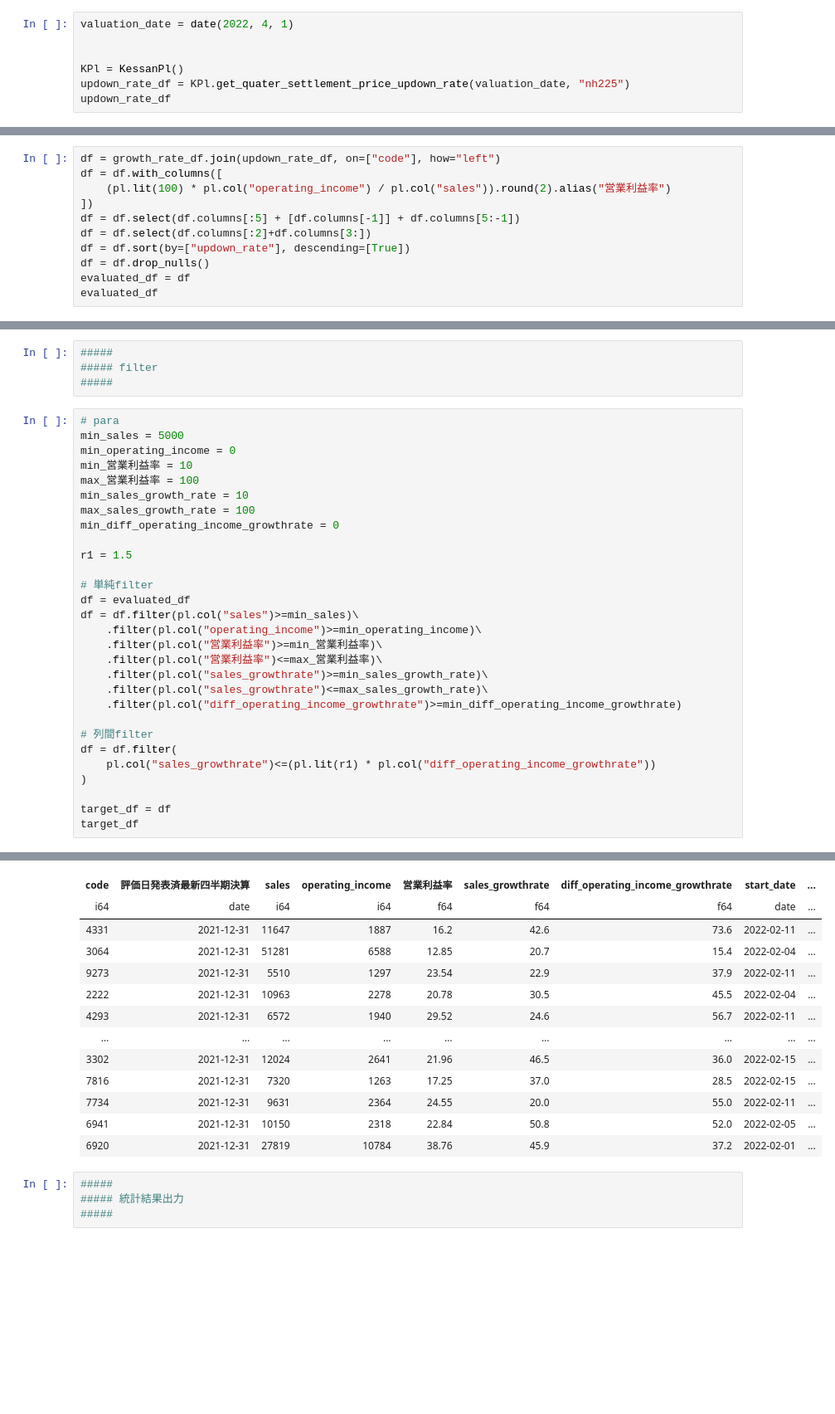
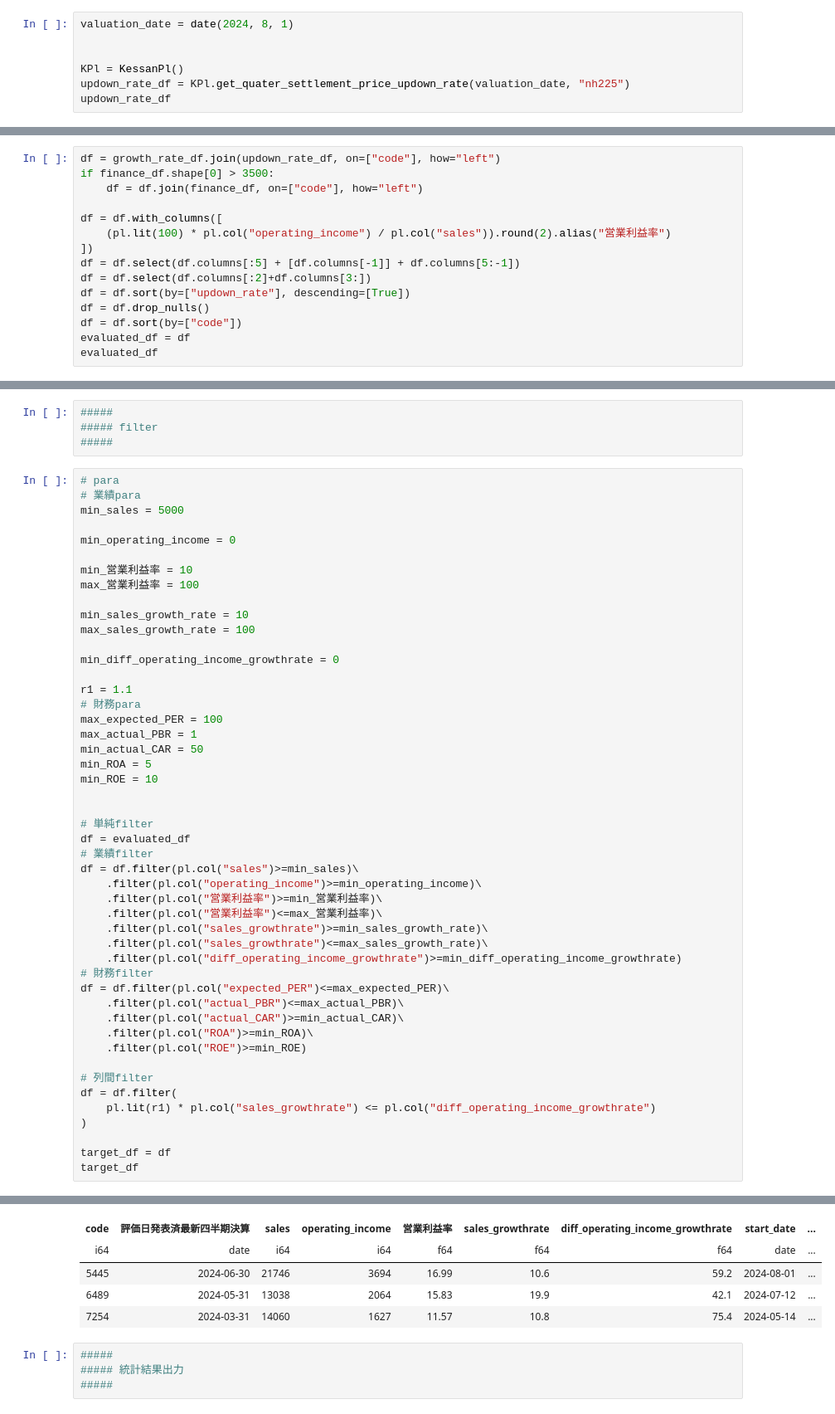
Before and after one commit to ogs-digilfe/wequant, a Jupyter notebook: notebooks/analysis/四半期騰落率過去分析1.ipynb, the cells around one changed output, grey strips where cells are left out. Shown at 83% size. Saved outputs shown, nothing was run; the diff lists cells and outputs as text; blank space fills up the shorter version.

```diff
--- a/notebooks/analysis/四半期騰落率過去分析1.ipynb
+++ b/notebooks/analysis/四半期騰落率過去分析1.ipynb
@@ -30,7 +28,7 @@ SPL = ShikihoPl()
 ##### 評価日における四半期騰落率一覧
 #####
 # %%
-valuation_date = date(2022, 4, 1)
+valuation_date = date(2024, 8, 1)
 
 
 KPl = KessanPl()
@@ -92,6 +127,9 @@ shape: (3_733, 7)
 #####
 # %%
 df = growth_rate_df.join(updown_rate_df, on=["code"], how="left")
+if finance_df.shape[0] > 3500:
+    df = df.join(finance_df, on=["code"], how="left")
+
 df = df.with_columns([
     (pl.lit(100) * pl.col("operating_income") / pl.col("sales")).round(2).alias("営業利益率")
 ])
@@ -99,6 +137,7 @@ df = df.select(df.columns[:5] + [df.columns[-1]] + df.columns[5:-1])
 df = df.select(df.columns[:2]+df.columns[3:])
 df = df.sort(by=["updown_rate"], descending=[True])
 df = df.drop_nulls()
+df = df.sort(by=["code"])
 evaluated_df = df
 evaluated_df
 # %% [output]
@@ -122,18 +161,31 @@ shape: (3_550, 11)
 #####
 # %%
 # para
+# 業績para
 min_sales = 5000
+
 min_operating_income = 0
+
 min_営業利益率 = 10
 max_営業利益率 = 100
+
 min_sales_growth_rate = 10
 max_sales_growth_rate = 100
+
 min_diff_operating_income_growthrate = 0
 
-r1 = 1.5
+r1 = 1.1
+# 財務para
+max_expected_PER = 100
+max_actual_PBR = 1
+min_actual_CAR = 50
+min_ROA = 5
+min_ROE = 10
+
 
 # 単純filter
 df = evaluated_df
+# 業績filter
 df = df.filter(pl.col("sales")>=min_sales)\
     .filter(pl.col("operating_income")>=min_operating_income)\
     .filter(pl.col("営業利益率")>=min_営業利益率)\
@@ -141,10 +193,16 @@ df = df.filter(pl.col("sales")>=min_sales)\
     .filter(pl.col("sales_growthrate")>=min_sales_growth_rate)\
     .filter(pl.col("sales_growthrate")<=max_sales_growth_rate)\
     .filter(pl.col("diff_operating_income_growthrate")>=min_diff_operating_income_growthrate)
+# 財務filter
+df = df.filter(pl.col("expected_PER")<=max_expected_PER)\
+    .filter(pl.col("actual_PBR")<=max_actual_PBR)\
+    .filter(pl.col("actual_CAR")>=min_actual_CAR)\
+    .filter(pl.col("ROA")>=min_ROA)\
+    .filter(pl.col("ROE")>=min_ROE)
 
 # 列間filter
 df = df.filter(
-    pl.col("sales_growthrate")<=(pl.lit(r1) * pl.col("diff_operating_income_growthrate"))
+    pl.lit(r1) * pl.col("sales_growthrate") <= pl.col("diff_operating_income_growthrate")
 )
 
 target_df = df
@@ -154,16 +212,8 @@ shape: (189, 11)
 | code | 評価日発表済最新四半期決算 | sales | operating_income | 営業利益率 | sales_growthrate | diff_operating_income_growthrate | start_date | ... |
 | i64 | date | i64 | i64 | f64 | f64 | f64 | date | ... |
-| 4331 | 2021-12-31 | 11647 | 1887 | 16.2 | 42.6 | 73.6 | 2022-02-11 | ... |
-| 3064 | 2021-12-31 | 51281 | 6588 | 12.85 | 20.7 | 15.4 | 2022-02-04 | ... |
-| 9273 | 2021-12-31 | 5510 | 1297 | 23.54 | 22.9 | 37.9 | 2022-02-11 | ... |
-| 2222 | 2021-12-31 | 10963 | 2278 | 20.78 | 30.5 | 45.5 | 2022-02-04 | ... |
-| 4293 | 2021-12-31 | 6572 | 1940 | 29.52 | 24.6 | 56.7 | 2022-02-11 | ... |
-| … | … | … | … | … | … | … | … | ... |
-| 3302 | 2021-12-31 | 12024 | 2641 | 21.96 | 46.5 | 36.0 | 2022-02-15 | ... |
-| 7816 | 2021-12-31 | 7320 | 1263 | 17.25 | 37.0 | 28.5 | 2022-02-15 | ... |
-| 7734 | 2021-12-31 | 9631 | 2364 | 24.55 | 20.0 | 55.0 | 2022-02-11 | ... |
-| 6941 | 2021-12-31 | 10150 | 2318 | 22.84 | 50.8 | 52.0 | 2022-02-05 | ... |
-| 6920 | 2021-12-31 | 27819 | 10784 | 38.76 | 45.9 | 37.2 | 2022-02-01 | ... |
+| 5445 | 2024-06-30 | 21746 | 3694 | 16.99 | 10.6 | 59.2 | 2024-08-01 | ... |
+| 6489 | 2024-05-31 | 13038 | 2064 | 15.83 | 19.9 | 42.1 | 2024-07-12 | ... |
+| 7254 | 2024-03-31 | 14060 | 1627 | 11.57 | 10.8 | 75.4 | 2024-05-14 | ... |
 # %%
 #####
 ##### 統計結果出力
```
Also changed, not shown: parts of 9 cells of this notebook, 3 other files.
